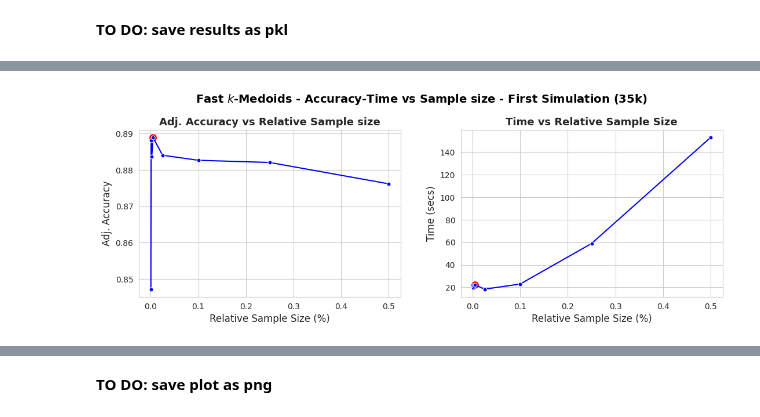
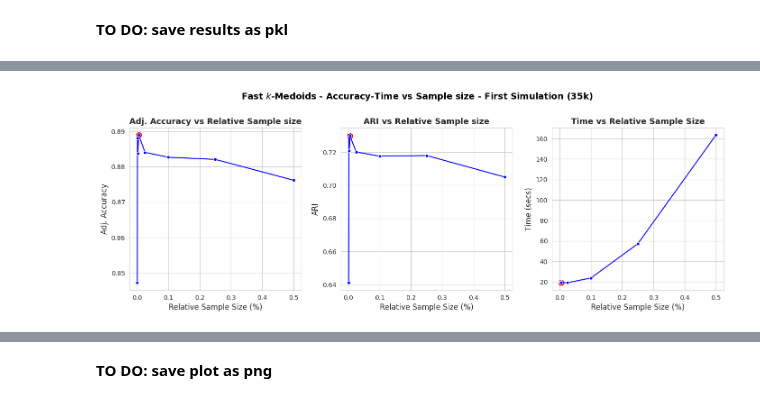
Before and after one commit to FabioScielzoOrtiz/db-robust-clust-paper-code, a Jupyter notebook: notebooks/experiments_simulation_1.ipynb, the cells around one changed output, grey strips where cells are left out. Saved outputs shown, nothing was run; the diff lists cells and outputs as text; code cells hidden in the pictures.

```diff
--- a/notebooks/experiments_simulation_1.ipynb
+++ b/notebooks/experiments_simulation_1.ipynb
@@ -280,10 +272,11 @@ list(avg_results['adj_accuracy'].values())
 # %%
 frac_sample_sizes_list = list(avg_results['adj_accuracy'].keys())
 adj_accuracy_list = list(avg_results['adj_accuracy'].values())
+ari_list = list(avg_results['ARI'].values())
 time_list = list(avg_results['time'].values())
 best_frac_sample_size = frac_sample_sizes_list[np.argmax(adj_accuracy_list)]
 # %%
-fig, axes = plt.subplots(1, 2, figsize=(13,4))
+fig, axes = plt.subplots(1, 3, figsize=(17,5))
 axes = axes.flatten()
 
 sns.lineplot(x=[best_frac_sample_size], y=[avg_results['adj_accuracy'][best_frac_sample_size]], color='red', marker='o',  markersize=10, ax=axes[0])
@@ -291,39 +284,50 @@ sns.lineplot(
     x=frac_sample_sizes_list,
     y=adj_accuracy_list,
     color='blue', marker='o',  markersize=5, ax=axes[0]
 )
 
-sns.lineplot(x=[best_frac_sample_size], y=[avg_results['time'][best_frac_sample_size]], color='red', marker='o', markersize=10, ax=axes[1])
+sns.lineplot(x=[best_frac_sample_size], y=[avg_results['ARI'][best_frac_sample_size]], color='red', marker='o',  markersize=10, ax=axes[1])
+sns.lineplot(
+    x=frac_sample_sizes_list,
+    y=ari_list,
+    color='blue', marker='o',  markersize=5, ax=axes[1]
+)
+
+sns.lineplot(x=[best_frac_sample_size], y=[avg_results['time'][best_frac_sample_size]], color='red', marker='o', markersize=10, ax=axes[2])
 sns.lineplot(
     x=frac_sample_sizes_list,
     y=time_list,
-    color='blue', marker='o', markersize=5, ax=axes[1]
+    color='blue', marker='o', markersize=5, ax=axes[2]
 )
 
 axes[0].set_title('Adj. Accuracy vs Relative Sample size', size=13, weight='bold')
 axes[0].set_ylabel('Adj. Accuracy', size=12)
 #axes[0].set_yticks(np.round(np.linspace(np.min(best_accuracy_values), np.max(best_accuracy_values), 7),3))
 
-axes[1].set_title('Time vs Relative Sample Size', size=13, weight='bold')
-axes[1].set_ylabel('Time (secs)', size=12)
-#axes[1].set_yticks(np.round(np.linspace(np.min(times_values), np.max(times_values), 7),1))
+axes[1].set_title('ARI vs Relative Sample size', size=13, weight='bold')
+axes[1].set_ylabel('ARI', size=12)
+#axes[1].set_yticks(np.round(np.linspace(np.min(best_accuracy_values), np.max(best_accuracy_values), 7),3))
+
+axes[2].set_title('Time vs Relative Sample Size', size=13, weight='bold')
+axes[2].set_ylabel('Time (secs)', size=12)
+#axes[2].set_yticks(np.round(np.linspace(np.min(times_values), np.max(times_values), 7),1))
 
 for i in range(len(axes)):
     #axes[i].set_xticks(np.round(np.linspace(np.min(data_perc_sizes), np.max(data_perc_sizes), 7),1))
     axes[i].set_xlabel('Relative Sample Size (%)', size=12)
 
 
 #plt.tight_layout()
 plt.subplots_adjust(top=0.83)
 plt.suptitle('Fast $k$-Medoids - Accuracy-Time vs Sample size - First Simulation (35k)', fontsize=14, y=0.99, weight='bold', color='black', alpha=1)
 plt.subplots_adjust(hspace=0.5, wspace=0.23)
 
 file_name = 'plots/kmedoids_simulation_1_acc_time_v2'
 #fig.savefig(file_name + '.png', format='png', dpi=200)
 
 plt.show()
 # %% [output]
-[figure, old version]
+[figure, new version]
 # %%
 print(best_frac_sample_size)
 # %% [output]
```
Also changed, not shown: parts of 13 cells of this notebook, 3 other files.
